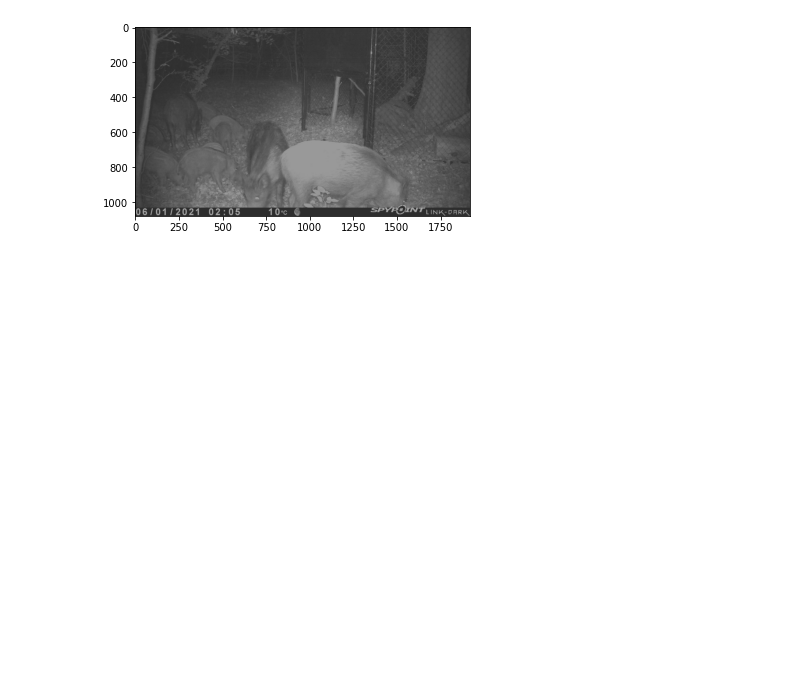
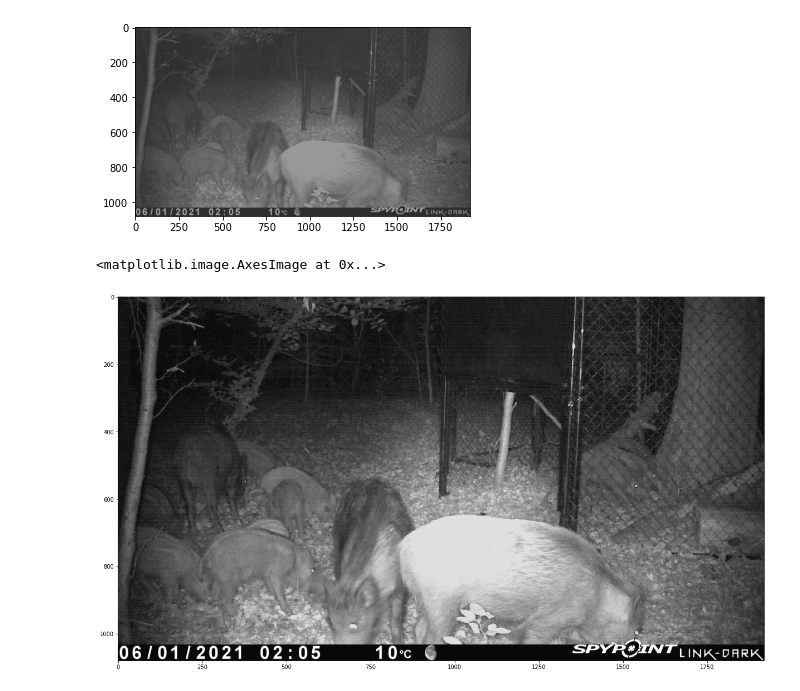
Before and after one commit to ManuelWalker/yolov3, a Jupyter notebook: notebook.ipynb, the cells around one changed output. Cells and saved outputs as stored; diff of their text form; code cells hidden in the pictures; blank space fills up the shorter version.

```diff
--- a/notebook.ipynb
+++ b/notebook.ipynb
@@ -530,3 +541,10 @@ pyplot.imshow(im3)
 # %% [output]
 <matplotlib.image.AxesImage at 0x...>
 [figure]
+# %%
+im4=im.filter(PIL.ImageFilter.Kernel((5,5),np.ones((25,)).tolist()))
+pyplot.figure(figsize = (24,12))
+pyplot.imshow(im)
+# %% [output]
+<matplotlib.image.AxesImage at 0x...>
+[figure, added]
```
Also changed, not shown: parts of 3 cells of this notebook, 3 other files.
